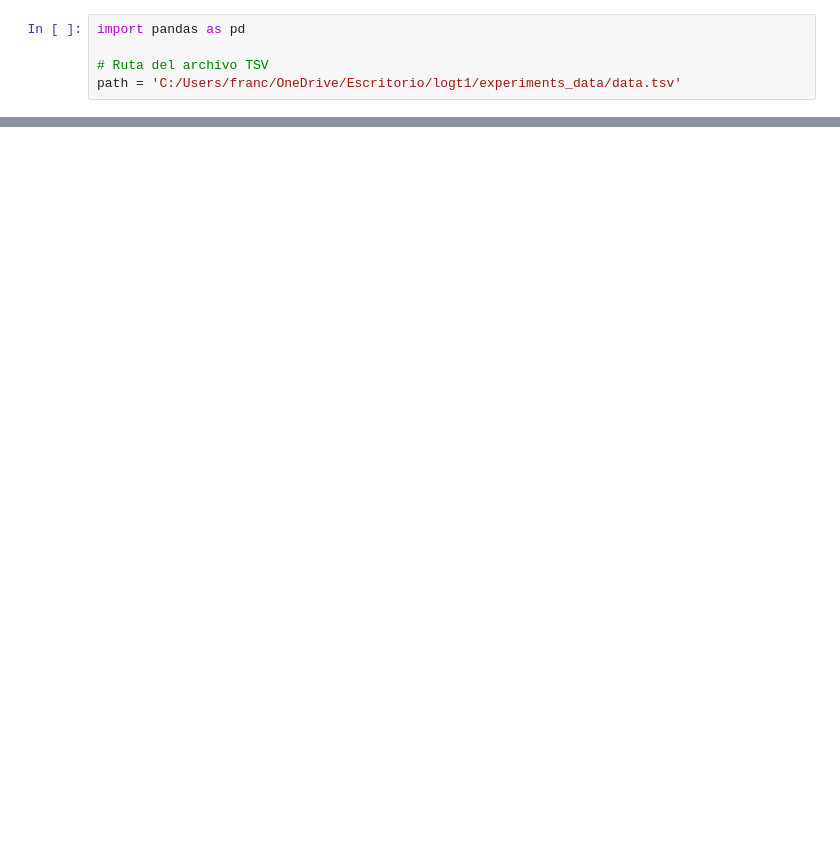
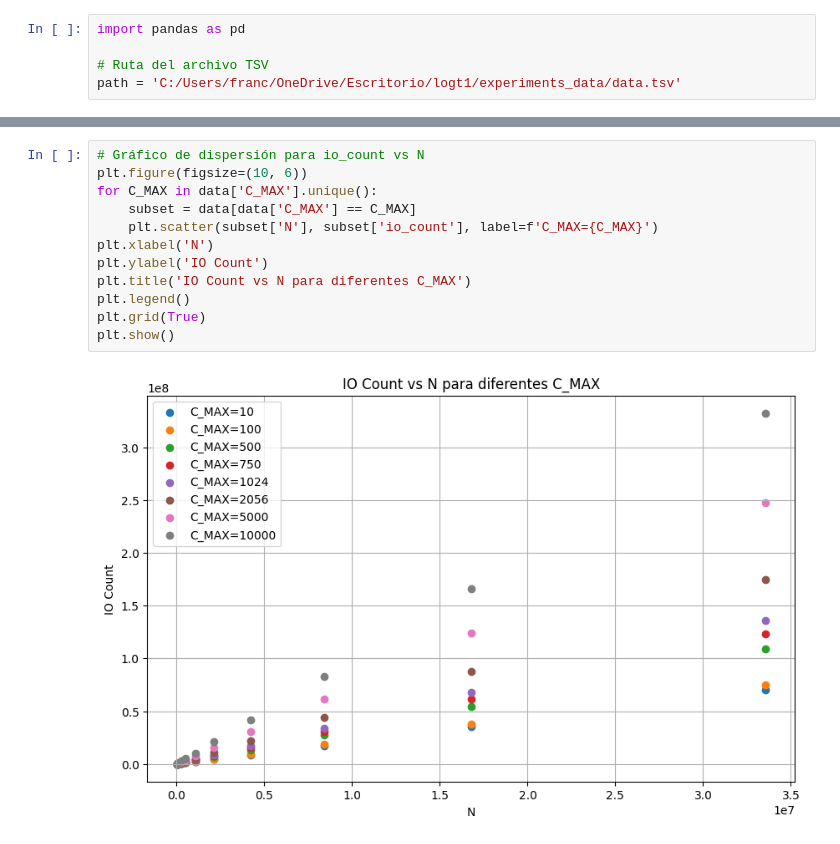
Before and after one commit to FranciscaOrtegaG/logt1, a Jupyter notebook: graficos.ipynb, the cells around one changed output, grey strips where cells are left out. Saved outputs shown, nothing was run; the diff lists cells and outputs as text; blank space fills up the shorter version.

```diff
--- a/graficos.ipynb
+++ b/graficos.ipynb
@@ -91,0 +130,14 @@ for N_value in unique_N_values:
+# %%
+# Gráfico de dispersión para io_count vs N
+plt.figure(figsize=(10, 6))
+for C_MAX in data['C_MAX'].unique():
+    subset = data[data['C_MAX'] == C_MAX]
+    plt.scatter(subset['N'], subset['io_count'], label=f'C_MAX={C_MAX}')
+plt.xlabel('N')
+plt.ylabel('IO Count')
+plt.title('IO Count vs N para diferentes C_MAX')
+plt.legend()
+plt.grid(True)
+plt.show()
+# %% [output]
+[figure, added]
```
Also changed, not shown: parts of 5 cells of this notebook.
